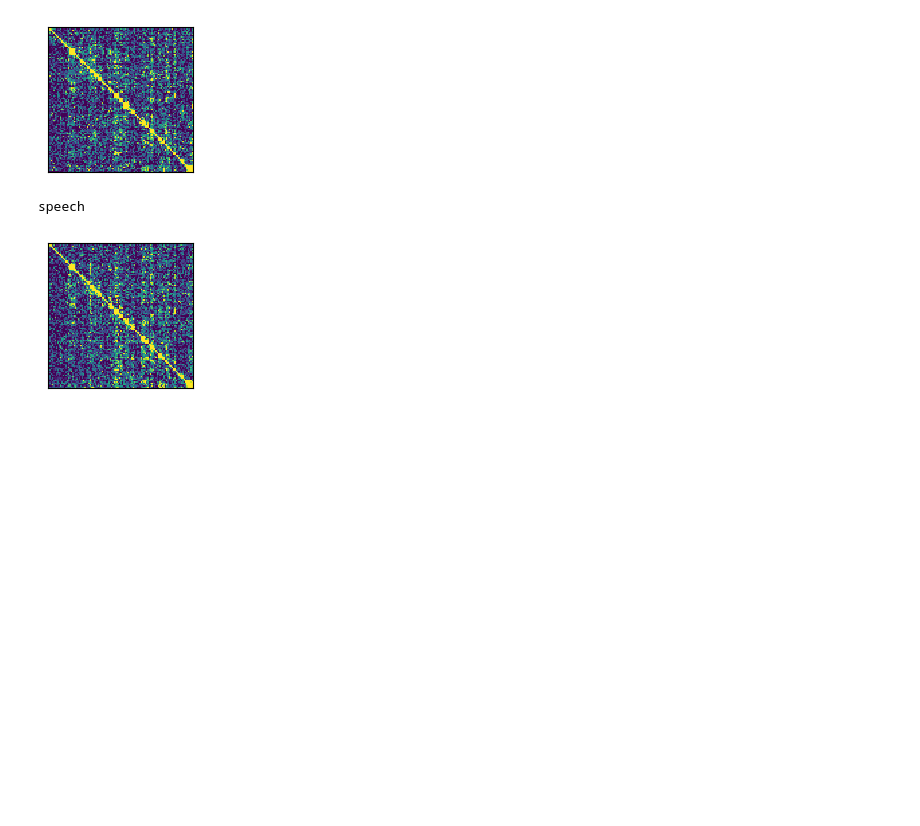
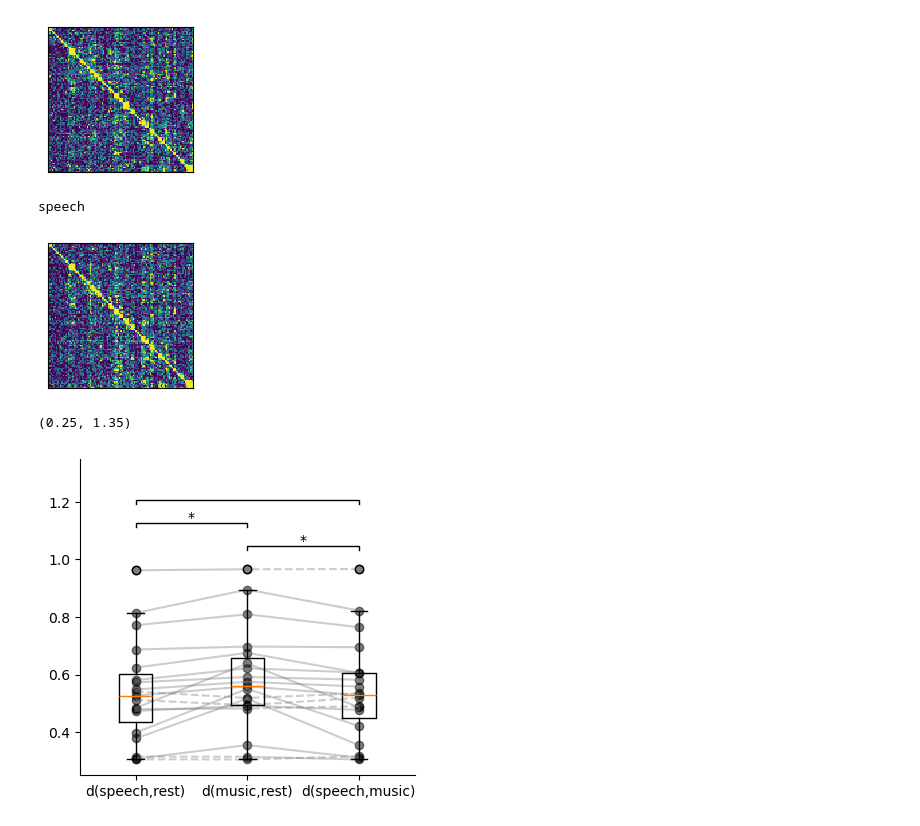
Before and after one commit to Mattehub/sorciere, a Jupyter notebook: figure_3.ipynb, the cells around one changed output. Saved outputs shown, nothing was run; the diff lists cells and outputs as text; code cells hidden in the pictures; blank space fills up the shorter version.

```diff
--- a/figure_3.ipynb
+++ b/figure_3.ipynb
@@ -248,0 +241,70 @@ dist_m_r_mean=np.mean(dist_m_r)
+# %%
+dist_sp_re1=[]
+dist_sp_mu1=[]
+dist_re_mu1=[]
+
+for subject in subject_list:
+    dist_sp_re1.append(dist_sp_re[subject]['correlation'])
+    dist_sp_mu1.append(dist_sp_mu[subject]['correlation'])
+    dist_re_mu1.append(dist_re_mu[subject]['correlation'])
+
+
+C1 = {'s': '#93cb90', 'm': '#ffa96b', 'r': '#6da3cc'}
+#C2 = {     'sr': '#803b7f',    'mr': '#c0896f',    'sm': '#b6d12d'}
+plt.figure(figsize=(2.4*1.6,2.8*1.25))
+
+#plt.axhline(0,alpha=0.3, linestyle=':',color='k')
+box_plot_data=[dist_sp_re1,dist_re_mu1,dist_sp_mu1]#[left_increase_list['speech']-right_increase_list['speech'],left_increase_list['music']-right_increase_list['music']]
+for i in range(len(dist_sp_mu1)):
+    spmu=dist_sp_mu1[i]
+    remu=dist_re_mu1[i]
+    spre=dist_sp_re1[i]
+
+    plt.scatter(1,spre,color='k',alpha=.5)#color=C2['sr']
+    plt.scatter(2,remu,color='k',alpha=.5)#color=C2['mr'],
+    plt.scatter(3,spmu,color='k',alpha=.5)#color=C2['sm']
+
+    # plt.scatter(1,spre,color=C1['s'],alpha=.5)
+    # plt.scatter(2,remu,color=C1['m'],alpha=.5)
+    # plt.scatter(3,spmu,color=C1['m'],alpha=.9)
+    # plt.scatter(1,spre,color=C1['r'],alpha=.5)
+    # plt.scatter(2,remu,color=C1['r'],alpha=.5)
+    # plt.scatter(3,spmu,color=C1['s'],alpha=.5)
+    if spre-remu<0:
+        plt.plot([1,2],[spre,remu],color='grey',alpha=0.4)
+    else:
+        plt.plot([1,2],[spre,remu],color='grey',alpha=0.4,linestyle='--')
+
+    if spmu-remu<0:
+        plt.plot([3,2],[spmu,remu],color='grey',alpha=0.4)
+    else:
+        plt.plot([3,2],[spmu,remu],color='grey',alpha=0.4,linestyle='--')
+
+plt.gca().spines['top'].set_visible(False)
+plt.gca().spines['right'].set_visible(False)
+plt.boxplot(box_plot_data,patch_artist=False,labels=['d(speech,rest)','d(music,rest)','d(speech,music)'])
+psrmr=stats.wilcoxon(dist_sp_re1,dist_re_mu1)[1]
+psrsm=stats.wilcoxon(dist_sp_re1,dist_sp_mu1)[1]
+pmrsm=stats.wilcoxon(dist_re_mu1,dist_sp_mu1)[1]
+
+# p=Gtest(left_increase_list['speech']-right_increase_list['speech'],left_increase_list['music']-right_increase_list['music'])
+# print('Gio test  ', p)
+# print(stats.wilcoxon(left_increase_list['speech']-right_increase_list['speech'],left_increase_list['music']-right_increase_list['music']))
+# print('p_value music - speech ', pp)
+# print('p_value music - rest ', psr)
+# print('p_value music - rest ', pmr)
+
+to_min1=np.array([dist_sp_re1,dist_sp_mu1,dist_re_mu1])
+bottom1, top1 = np.min(to_min1), np.max(to_min1)
+bars_diff(0.03, bottom1, top1,height=3)
+bars_diff(0.1, bottom1, top1,x1=1,x2=3,height=4.5)
+bars_diff(0.03, bottom1, top1,x1=2,x2=3,height=1.5)
+plt.tight_layout(pad=0.35)
+plt.ylim((0.25,1.35))
+
+# plt.savefig('left-right_increase_with_rest.pdf', dpi=600)
+# plt.show()
+# plt.close()
+# %% [output]
+(0.25, 1.35)
+[figure, added]
```
Also changed, not shown: parts of 3 cells of this notebook, 4 other files.
